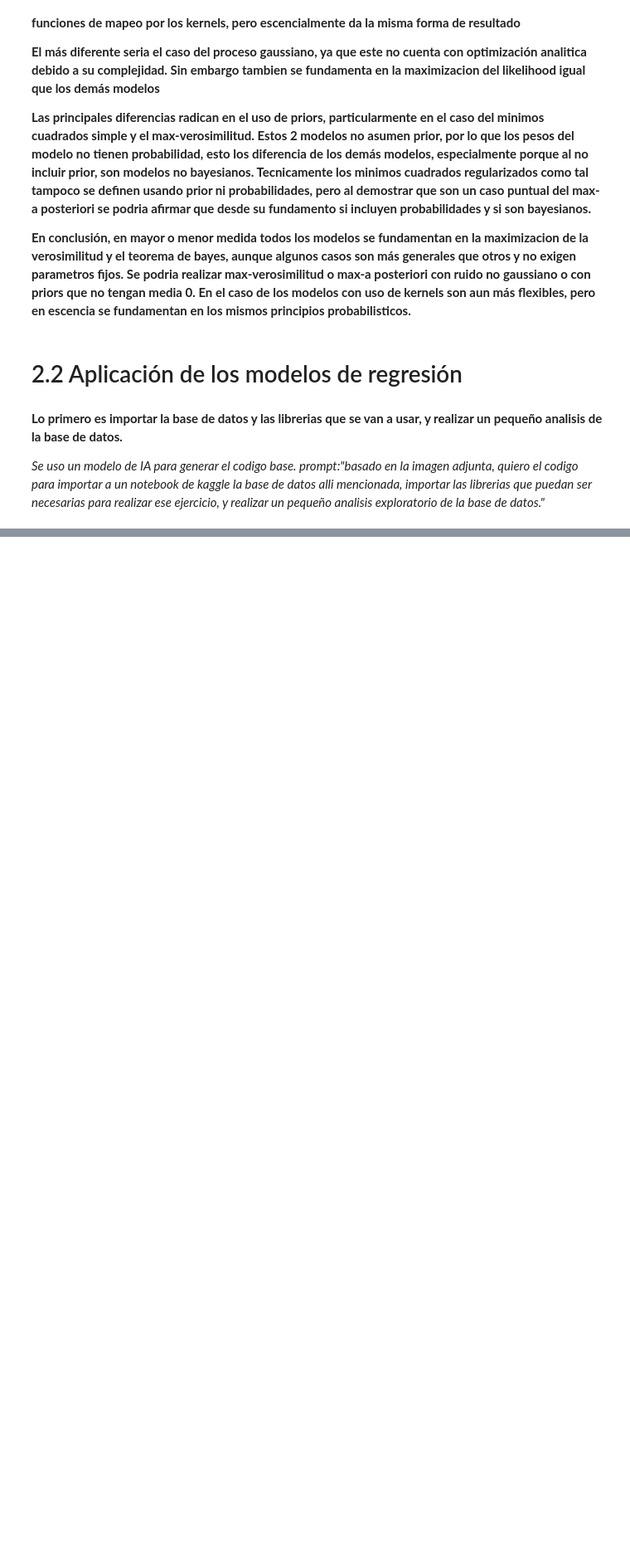
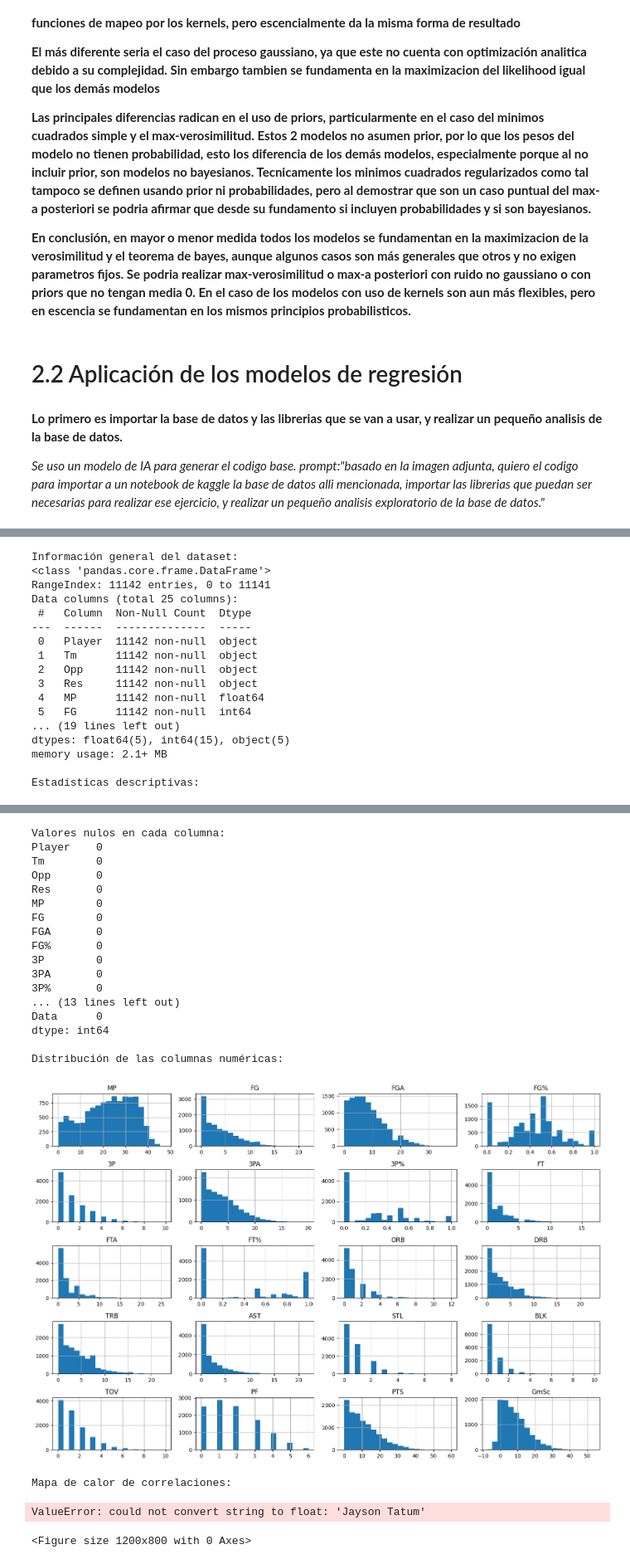
Before and after one commit to juansebastiangit/Inteligencia_artificial, a Jupyter notebook: TAM/Parciales/parcial-1-tam.ipynb, the cells around one changed output, grey strips where cells are left out. Shown at 83% size. Drawn from its saved outputs; the diff is of its cells as text; code cells hidden in the pictures; blank space fills up the shorter version.

Commit message:
Kaggle Notebook | Parcial_1_TAM | Version 4

```diff
--- a/TAM/Parciales/parcial-1-tam.ipynb
+++ b/TAM/Parciales/parcial-1-tam.ipynb
@@ -157,7 +157,7 @@ import seaborn as sns
 
 # Cargar el conjunto de datos
 # Asegúrate de que el archivo está en el directorio de trabajo de Kaggle o especifica la ruta correcta
-file_path = "../input/nba-scored-prediction-dataset/nba_scored_data.csv"  # Cambia esto al nombre del archivo real
+file_path = "/kaggle/input/nba-player-stats-season-2425/database_24_25.csv"  # Cambia esto al nombre del archivo real
 data = pd.read_csv(file_path)
 
 # Análisis exploratorio inicial
@@ -202,0 +210,17 @@ FileNotFoundError: [Errno 2] No such file or directory: '../input/nba-scored-pre
+Información general del dataset:
+<class 'pandas.core.frame.DataFrame'>
+RangeIndex: 11142 entries, 0 to 11141
+Data columns (total 25 columns):
+ #   Column  Non-Null Count  Dtype
+---  ------  --------------  -----
+ 0   Player  11142 non-null  object
+ 1   Tm      11142 non-null  object
+ 2   Opp     11142 non-null  object
+ 3   Res     11142 non-null  object
+ 4   MP      11142 non-null  float64
+ 5   FG      11142 non-null  int64
+... (19 lines left out)
+dtypes: float64(5), int64(15), object(5)
+memory usage: 2.1+ MB
+
+Estadísticas descriptivas:
@@ -202,0 +236,21 @@ FileNotFoundError: [Errno 2] No such file or directory: '../input/nba-scored-pre
+Valores nulos en cada columna:
+Player    0
+Tm        0
+Opp       0
+Res       0
+MP        0
+FG        0
+FGA       0
+FG%       0
+3P        0
+3PA       0
+3P%       0
+... (13 lines left out)
+Data      0
+dtype: int64
+
+Distribución de las columnas numéricas:
+[figure, added]
+Mapa de calor de correlaciones:
+ValueError: could not convert string to float: 'Jayson Tatum'
+<Figure size 1200x800 with 0 Axes>
```
Also changed, not shown: parts of 1 cell of this notebook.
